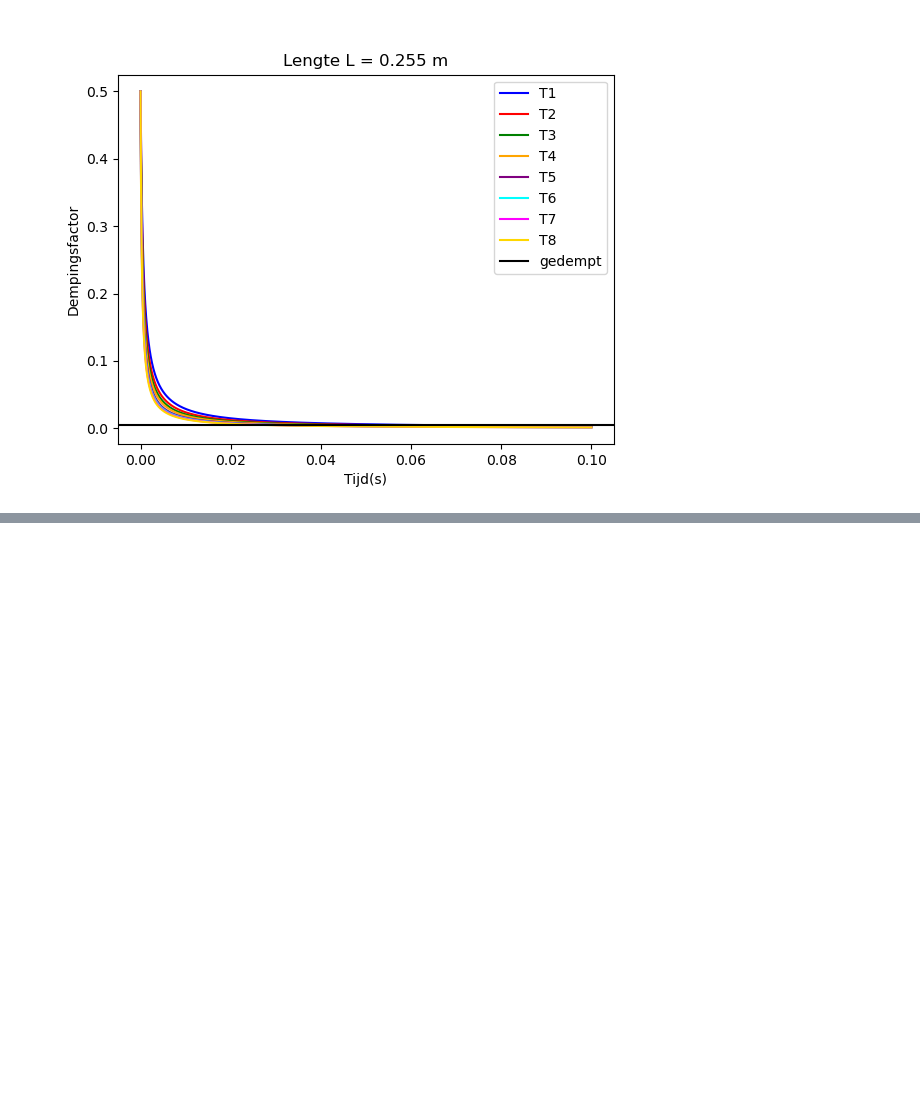
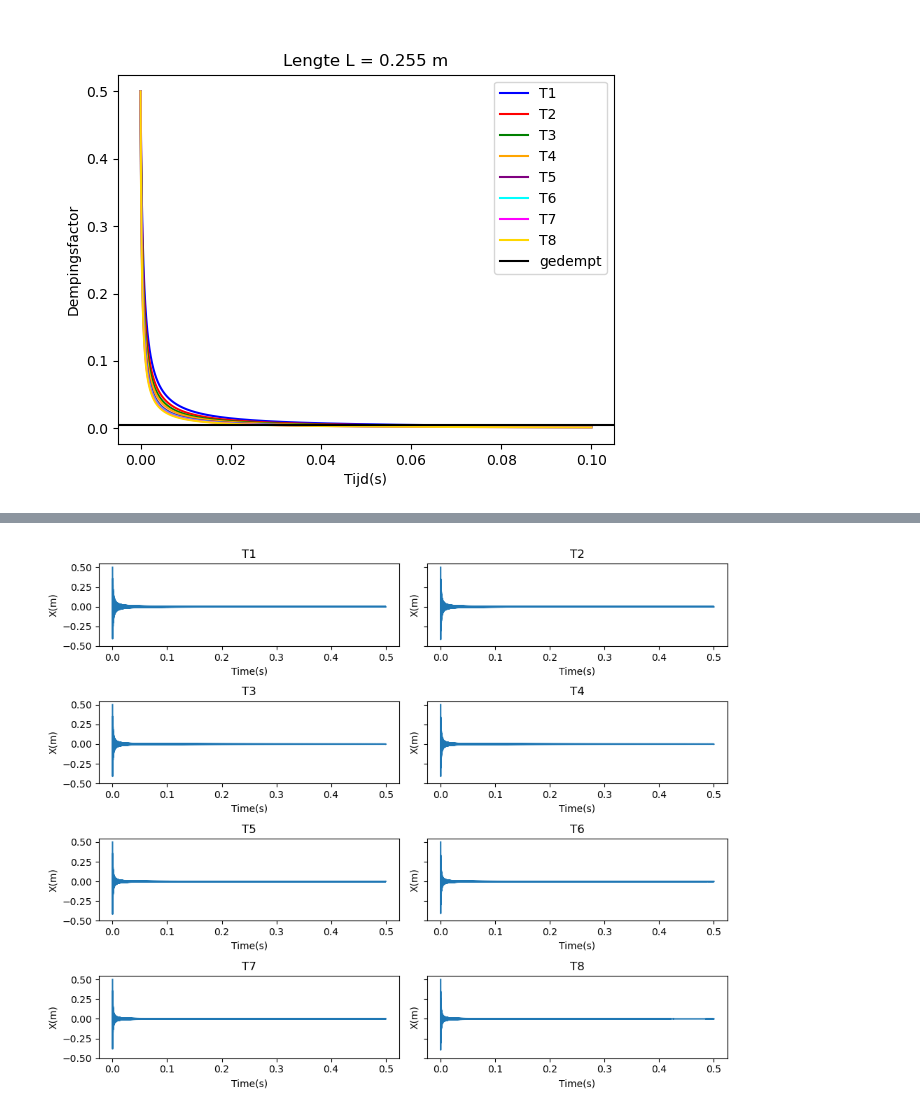
Before and after one commit to Spaantje5/Vibrating-String-Experiment, a Jupyter notebook: sims/duffing_sim.ipynb, the cells around one changed output, grey strips where cells are left out. Saved outputs shown, nothing was run; the diff lists cells and outputs as text; code cells hidden in the pictures; blank space fills up the shorter version.

```diff
--- a/sims/duffing_sim.ipynb
+++ b/sims/duffing_sim.ipynb
@@ -295,0 +298,91 @@ plot_demping(0.255)
+# %%
+plt.close('all')
+
+def Oscillation(U_0,t,L):
+    alpha1 = ((2*C_w*rho*D*n)/(3*mu*L**2))*np.sqrt(T1/mu)
+    alpha2 =((2*C_w*rho*D*n)/(3*mu*L**2))*np.sqrt(T2/mu)
+    alpha3 =((2*C_w*rho*D*n)/(3*mu*L**2))*np.sqrt(T3/mu)
+    alpha4 =((2*C_w*rho*D*n)/(3*mu*L**2))*np.sqrt(T4/mu)
+    alpha5 =((2*C_w*rho*D*n)/(3*mu*L**2))*np.sqrt(T5/mu)
+    alpha6 =((2*C_w*rho*D*n)/(3*mu*L**2))*np.sqrt(T6/mu)
+    alpha7 =((2*C_w*rho*D*n)/(3*mu*L**2))*np.sqrt(T7/mu)
+    alpha8 =((2*C_w*rho*D*n)/(3*mu*L**2))*np.sqrt(T8/mu)
+    C_d1 = np.array(1/((alpha1*U_0*t)+1))
+    C_d2 = np.array(1/((alpha2*U_0*t)+1))
+    C_d3= np.array(1/((alpha3*U_0*t)+1))
+    C_d4= np.array(1/((alpha4*U_0*t)+1))
+    C_d5= np.array(1/((alpha5*U_0*t)+1))
+    C_d6= np.array(1/((alpha6*U_0*t)+1))
+    C_d7= np.array(1/((alpha7*U_0*t)+1))
+    C_d8= np.array(1/((alpha8*U_0*t)+1))
+    omega1 = (n*np.pi/L)*np.sqrt(T1/mu)
+    omega2 = (n*np.pi/L)*np.sqrt(T2/mu)
+    omega3 = (n*np.pi/L)*np.sqrt(T3/mu)
+    omega4 = (n*np.pi/L)*np.sqrt(T4/mu)
+    omega5 = (n*np.pi/L)*np.sqrt(T5/mu)
+    omega6 = (n*np.pi/L)*np.sqrt(T6/mu)
+    omega7 = (n*np.pi/L)*np.sqrt(T7/mu)
+    omega8 = (n*np.pi/L)*np.sqrt(T8/mu)
+    x1 = U_0*C_d1*np.cos(omega1*t)
+    x2 = U_0*C_d2*np.cos(omega2*t)
+    x3 = U_0*C_d3*np.cos(omega3*t)
+    x4 = U_0*C_d4*np.cos(omega4*t)
+    x5 = U_0*C_d5*np.cos(omega5*t)
+    x6 = U_0*C_d6*np.cos(omega6*t)
+    x7 = U_0*C_d7*np.cos(omega7*t)
+    x8 = U_0*C_d8*np.cos(omega8*t)
+    fig, ax = plt.subplots(4, 2, figsize=(10, 8),sharey=True)
+    ax[0,0].plot(t,x1)
+    ax[0,0].set_xlabel("Time(s)")
+    ax[0,0].set_ylabel("X(m)")
+    ax[0,0].set_title("T1")
+
+    ax[0,1].plot(t,x2)
+    ax[0,1].set_xlabel("Time(s)")
+    ax[0,1].set_ylabel("X(m)")
+    ax[0,1].set_title("T2")
+
+
+    ax[1,0].plot(t,x3)
+    ax[1,0].set_xlabel("Time(s)")
+    ax[1,0].set_ylabel("X(m)")
+    ax[1,0].set_title("T3")
+
+
+    ax[1,1].plot(t,x4)
+    ax[1,1].set_xlabel("Time(s)")
+    ax[1,1].set_ylabel("X(m)")
+    ax[1,1].set_title("T4")
+
+
+    ax[2,0].plot(t,x5)
+    ax[2,0].set_xlabel("Time(s)")
+    ax[2,0].set_ylabel("X(m)")
+    ax[2,0].set_title("T5")
+
+
+    ax[2,1].plot(t,x6)
+    ax[2,1].set_xlabel("Time(s)")
+    ax[2,1].set_ylabel("X(m)")
+    ax[2,1].set_title("T6")
+
+
+    ax[3,0].plot(t,x7)
+    ax[3,0].set_xlabel("Time(s)")
+    ax[3,0].set_ylabel("X(m)")
+    ax[3,0].set_title("T7")
+
+
+    ax[3,1].plot(t,x8)
+    ax[3,1].set_xlabel("Time(s)")
+    ax[3,1].set_ylabel("X(m)")
+    ax[3,1].set_title("T8")
+    for row in ax:
+        for a in row:
+            a.set_yticks([-0.5, -0.25, 0, 0.25, 0.5])
+    plt.tight_layout()
+    plt.show()
+t_o=np.linspace(0,0.5,20000)
+Oscillation(0.5,t_o,0.315)
+# %% [output]
+[figure, added]
```
Also changed, not shown: parts of 1 cell of this notebook.
